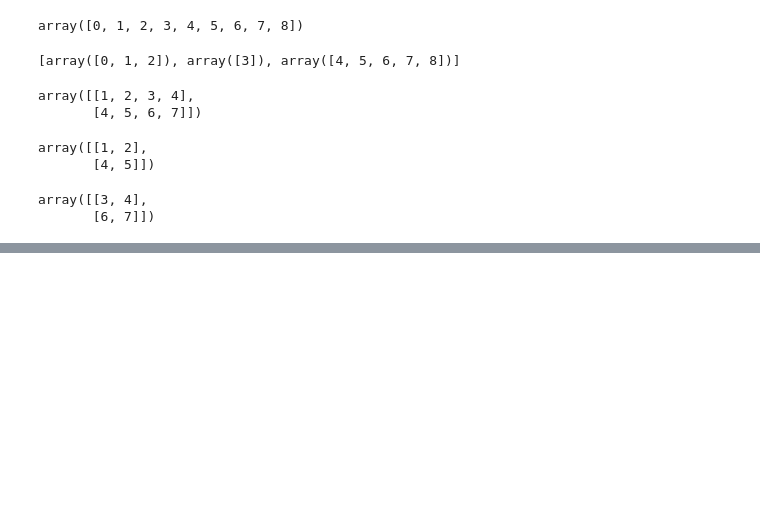
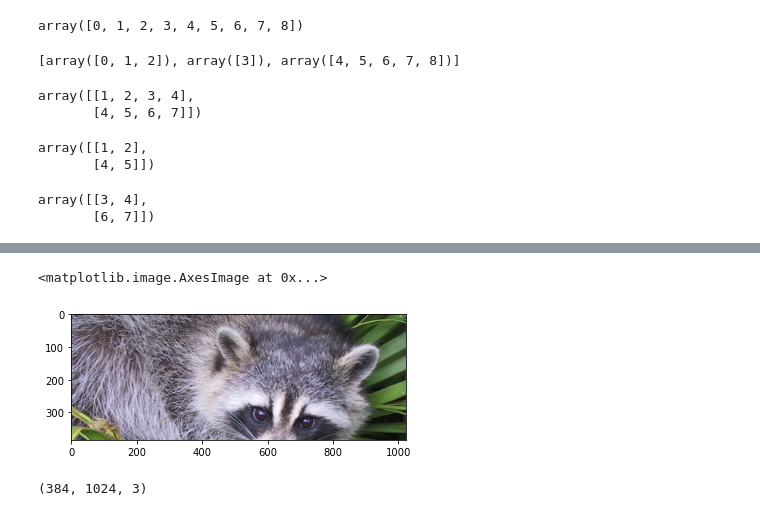
Before and after one commit to subhayan-bhattacharya/all_notebooks, a Jupyter notebook: Numpy.ipynb, the cells around one changed output, grey strips where cells are left out. Cells and saved outputs as stored; diff of their text form; code cells hidden in the pictures; blank space fills up the shorter version.

```diff
--- a/Numpy.ipynb
+++ b/Numpy.ipynb
@@ -480,0 +561,2 @@ Executing transaction: done
+# %%
+split1, split2 = np.split(random_image, 2) # We are splitting the image into two parts
@@ -480,0 +567,9 @@ Executing transaction: done
+# %%
+plt.imshow(split1)
+# %% [output]
+<matplotlib.image.AxesImage at 0x...>
+[figure, added]
+# %%
+split2.shape
+# %% [output]
+(384, 1024, 3)
```
Also changed, not shown: parts of 81 cells of this notebook.
